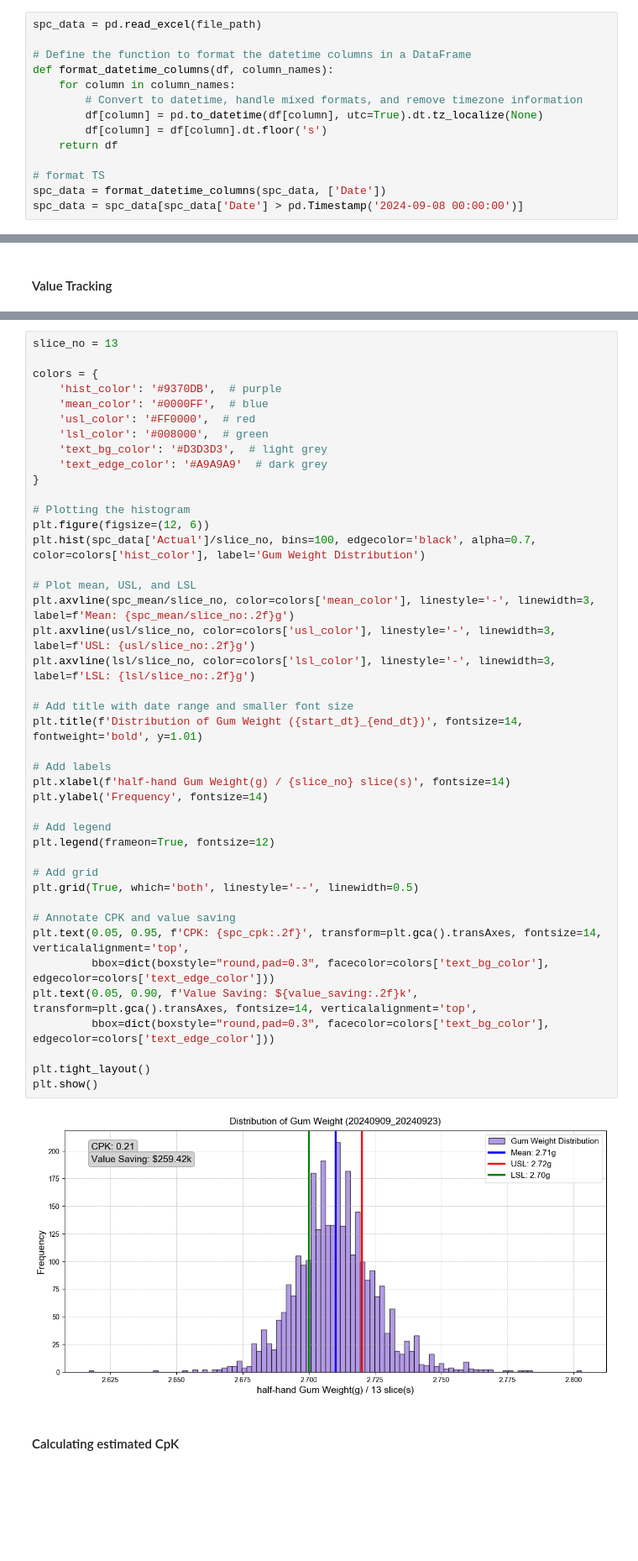
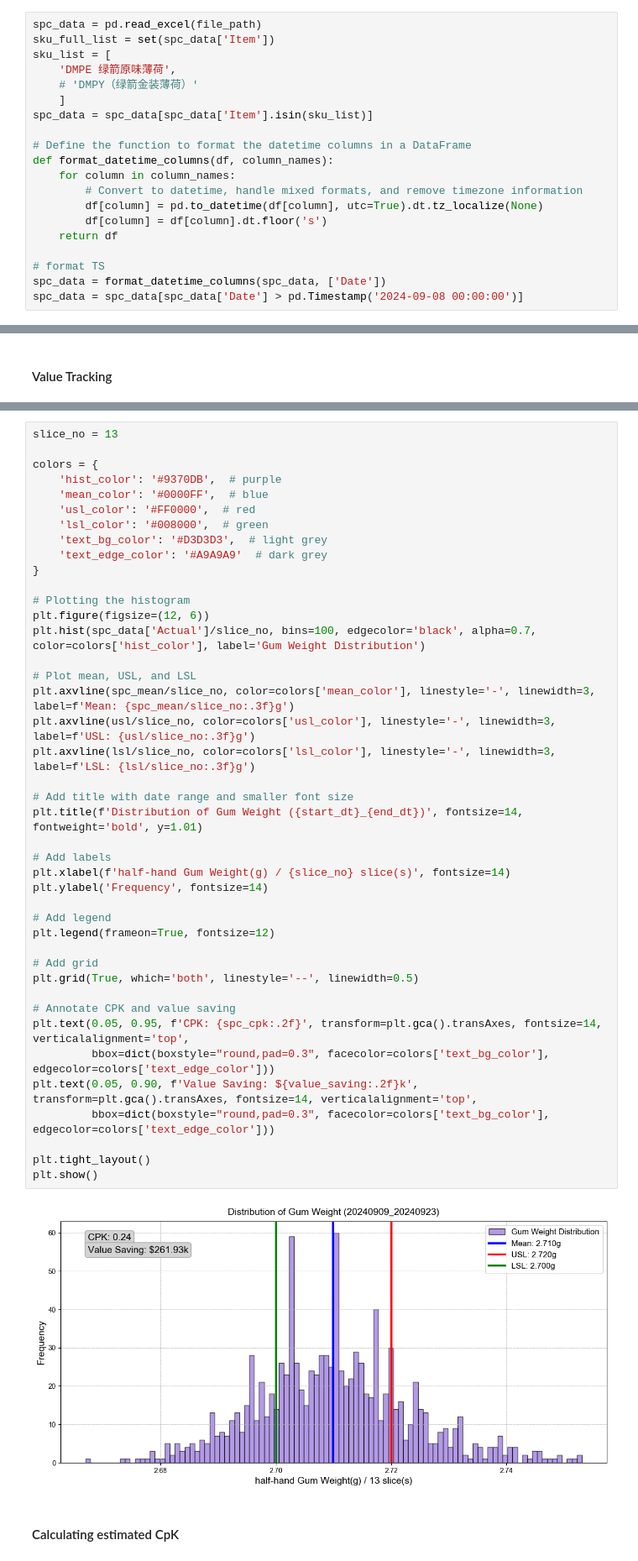
Before and after one commit to klein-wang/TechNow, a Jupyter notebook: Projects/Mars Thallo/model_value_tracking/spc_value_tracking.ipynb, the cells around one changed output, grey strips where cells are left out. Shown at 84% size. Drawn from its saved outputs; the diff is of its cells as text; blank space fills up the shorter version.

```diff
--- a/Projects/Mars Thallo/model_value_tracking/spc_value_tracking.ipynb
+++ b/Projects/Mars Thallo/model_value_tracking/spc_value_tracking.ipynb
@@ -18,6 +18,12 @@ filename = "GumWeight_20240505_20240923.xlsx"
 file_path = os.path.join(directory, 'input', filename)
 # %%
 spc_data = pd.read_excel(file_path)
+sku_full_list = set(spc_data['Item'])
+sku_list = [
+    'DMPE 绿箭原味薄荷',
+    # 'DMPY（绿箭金装薄荷）'
+    ]
+spc_data = spc_data[spc_data['Item'].isin(sku_list)]
 
 # Define the function to format the datetime columns in a DataFrame
 def format_datetime_columns(df, column_names):
@@ -84,37 +112,37 @@ colors = {
 }
 
 # Plotting the histogram
 plt.figure(figsize=(12, 6))
 plt.hist(spc_data['Actual']/slice_no, bins=100, edgecolor='black', alpha=0.7, color=colors['hist_color'], label='Gum Weight Distribution')
 
 # Plot mean, USL, and LSL
-plt.axvline(spc_mean/slice_no, color=colors['mean_color'], linestyle='-', linewidth=3, label=f'Mean: {spc_mean/slice_no:.2f}g')
-plt.axvline(usl/slice_no, color=colors['usl_color'], linestyle='-', linewidth=3, label=f'USL: {usl/slice_no:.2f}g')
-plt.axvline(lsl/slice_no, color=colors['lsl_color'], linestyle='-', linewidth=3, label=f'LSL: {lsl/slice_no:.2f}g')
+plt.axvline(spc_mean/slice_no, color=colors['mean_color'], linestyle='-', linewidth=3, label=f'Mean: {spc_mean/slice_no:.3f}g')
+plt.axvline(usl/slice_no, color=colors['usl_color'], linestyle='-', linewidth=3, label=f'USL: {usl/slice_no:.3f}g')
+plt.axvline(lsl/slice_no, color=colors['lsl_color'], linestyle='-', linewidth=3, label=f'LSL: {lsl/slice_no:.3f}g')
 
 # Add title with date range and smaller font size
 plt.title(f'Distribution of Gum Weight ({start_dt}_{end_dt})', fontsize=14, fontweight='bold', y=1.01)
 
 # Add labels
 plt.xlabel(f'half-hand Gum Weight(g) / {slice_no} slice(s)', fontsize=14)
 plt.ylabel('Frequency', fontsize=14)
 
 # Add legend
 plt.legend(frameon=True, fontsize=12)
 
 # Add grid
 plt.grid(True, which='both', linestyle='--', linewidth=0.5)
 
 # Annotate CPK and value saving
 plt.text(0.05, 0.95, f'CPK: {spc_cpk:.2f}', transform=plt.gca().transAxes, fontsize=14, verticalalignment='top',
          bbox=dict(boxstyle="round,pad=0.3", facecolor=colors['text_bg_color'], edgecolor=colors['text_edge_color']))
 plt.text(0.05, 0.90, f'Value Saving: ${value_saving:.2f}k', transform=plt.gca().transAxes, fontsize=14, verticalalignment='top',
          bbox=dict(boxstyle="round,pad=0.3", facecolor=colors['text_bg_color'], edgecolor=colors['text_edge_color']))
 
 plt.tight_layout()
 plt.show()
 # %% [output]
-[figure, old version]
+[figure, new version]
 # %% [markdown]
 #### Calculating estimated CpK
 # %%
```
Also changed, not shown: parts of 3 cells of this notebook, 1 other file.
